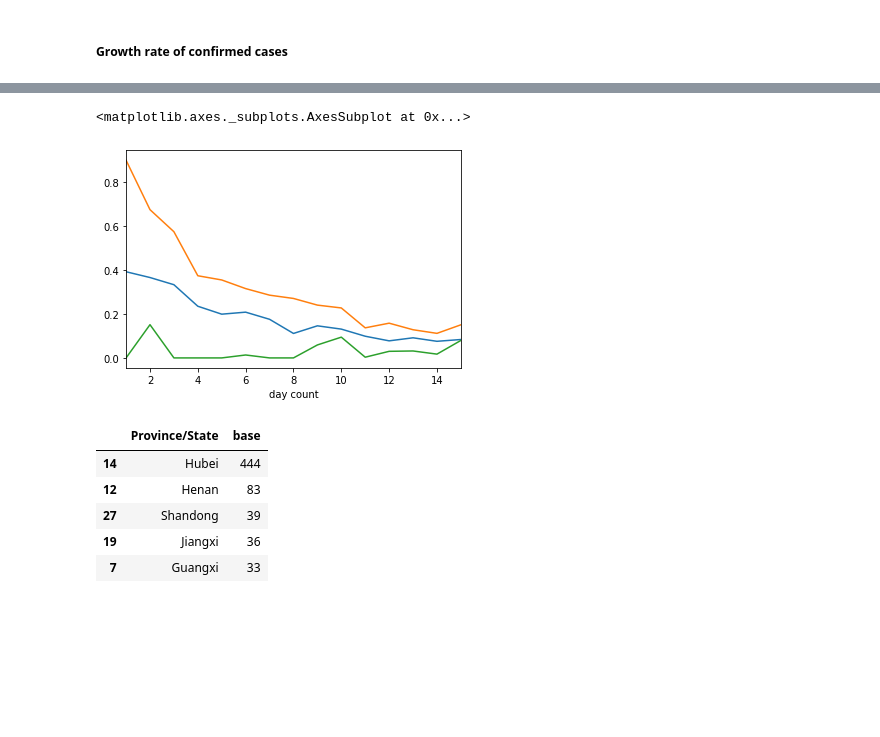
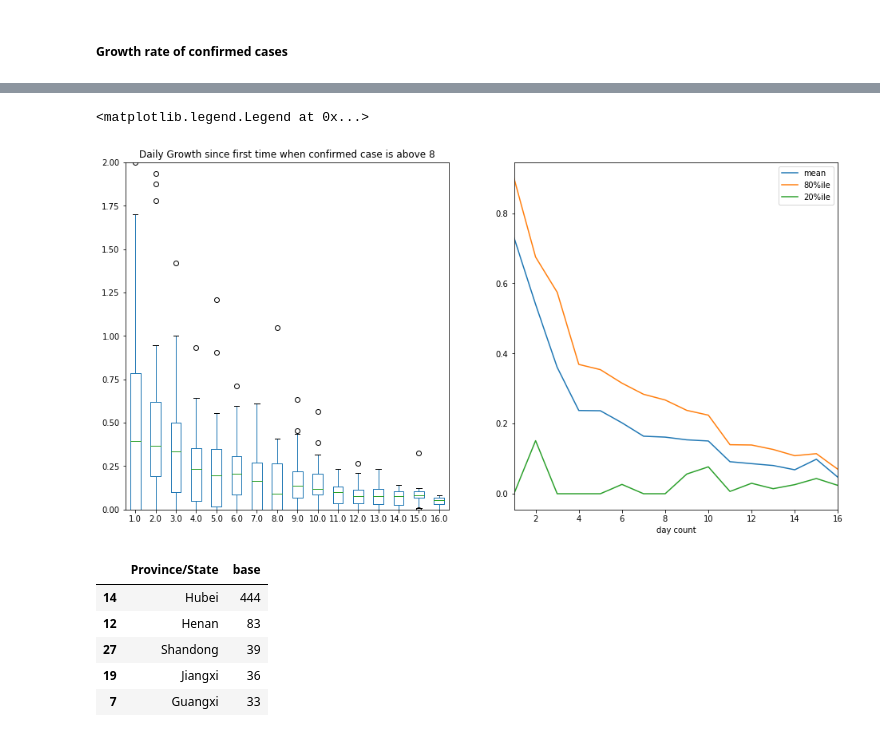
Before and after one commit to deeplaunch/Experiments, a Jupyter notebook: nCoV/Novel Coronavirus Spread.ipynb, the cells around one changed output, grey strips where cells are left out. Drawn from its saved outputs; the diff is of its cells as text; code cells hidden in the pictures; blank space fills up the shorter version.

```diff
--- a/nCoV/Novel Coronavirus Spread.ipynb
+++ b/nCoV/Novel Coronavirus Spread.ipynb
@@ -22,7 +22,8 @@ client = gspread.authorize(creds)
 #### Load all sheets in the underlying file
 # %%
 ##sheet = client.open('Learning Log').sheet1
-sheet = client.open_by_url('https://docs.google.com/spreadsheets/d/1wQVypefm946ch4XDp37uZ-wartW4V7ILdg-qYiDXUHM/htmlview?sle=true')
+url = 'https://docs.google.com/spreadsheets/d/1wQVypefm946ch4XDp37uZ-wartW4V7ILdg-qYiDXUHM/htmlview?sle=true'
+sheet = client.open_by_url(url)
 worksheet_list = sheet.worksheets()
 
 len(worksheet_list)
@@ -266,4 +268,0 @@ growth_df.set_index('day count').mean().sort_values().plot.bar(figsize=(12,10),
-# %%
-growth_df.set_index('day count').transpose().plot.box(figsize =(12, 8),
-                                         title ='Daily Growth since first time when confirmed case is above 8',
-                                         ylim =(0, 2))
@@ -273,11 +269,19 @@ growth_df.set_index('day count').transpose().plot.box(figsize =(12, 8),
 # %%
+figure, axes = plt.subplots(nrows=1, ncols=2, figsize =(16,8))
+
+growth_df.set_index('day count').transpose().plot.box(ax = axes[0],
+                                         title ='Daily Growth since first time when confirmed case is above 8',
+                                         ylim =(0, 2))
+
 # deceleration? caveat: ommision bias
-growth_df.set_index('day count').median(axis =1).plot()
-growth_df.set_index('day count').quantile(q=0.8, axis =1).plot()
-growth_df.set_index('day count').quantile(q=0.2, axis =1).plot()
+growth_df.set_index('day count').mean(axis =1).plot(ax = axes[1])
+growth_df.set_index('day count').quantile(q=0.8, axis =1).plot(ax = axes[1])
+growth_df.set_index('day count').quantile(q=0.2, axis =1).plot(ax = axes[1])
+
+axes[1].legend(['mean','80%ile','20%ile'])
 # %% [output]
-<matplotlib.axes._subplots.AxesSubplot at 0x...>
+<matplotlib.legend.Legend at 0x...>
-[figure, old version]
+[figure, new version]
 # %%
 # cumulative growth rate from base of the first time there is more than 8 "confirmed case"
 earliest_df = heavy_affect_df. \
```
Also changed, not shown: parts of 25 cells of this notebook.
